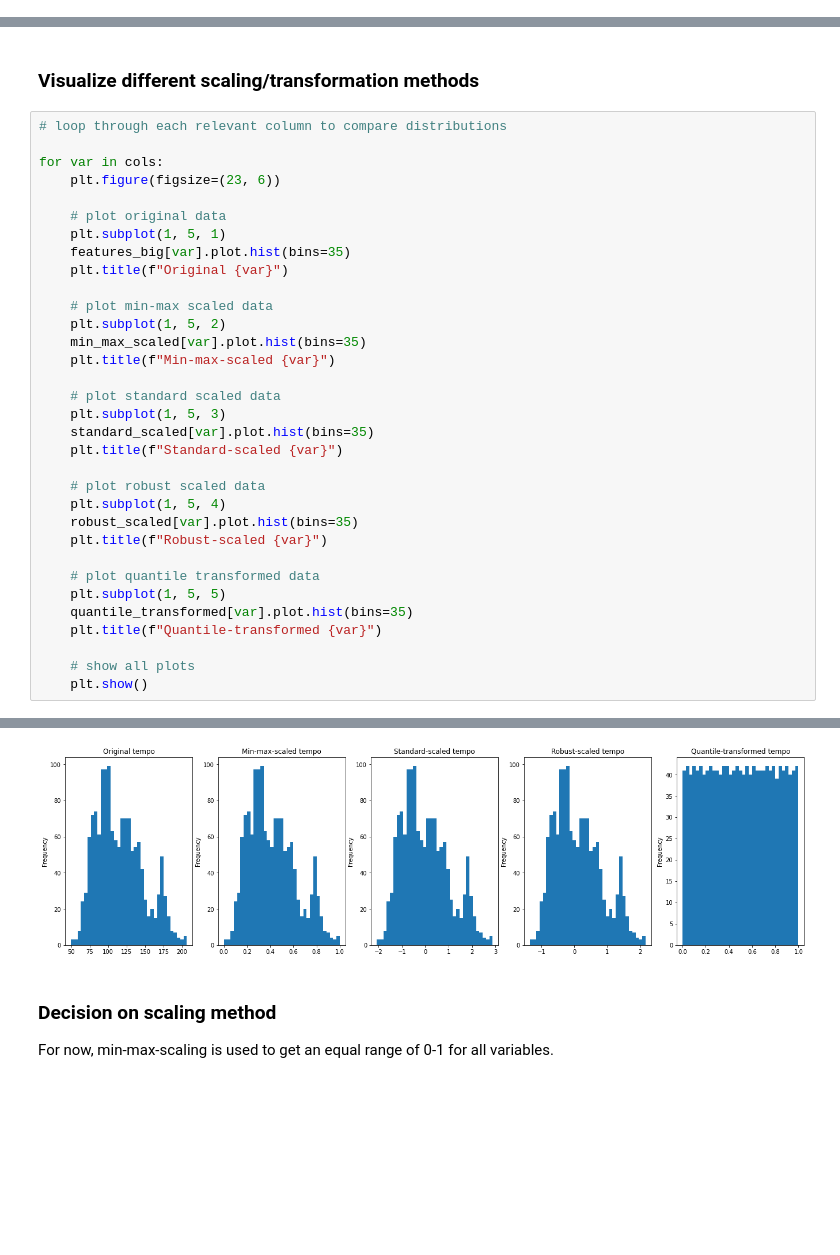
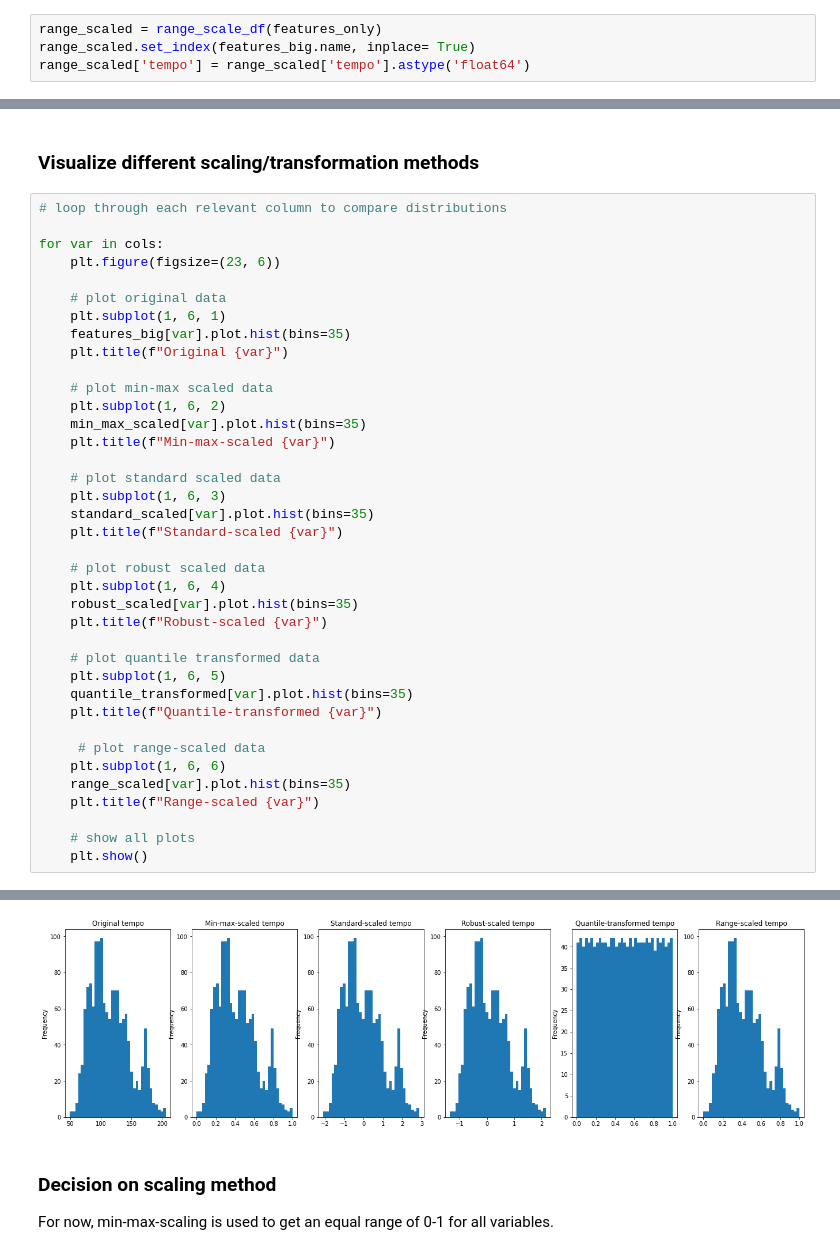
Before and after one commit to tobiasaurer/machine-learning-music, a Jupyter notebook: moosic.ipynb, the cells around one changed output, grey strips where cells are left out. Cells and saved outputs as stored; diff of their text form; blank space fills up the shorter version.

Commit message:
add range-scaling

```diff
--- a/moosic.ipynb
+++ b/moosic.ipynb
@@ -60,3 +97,7 @@ features_only = features_big[cols]
+# %%
+range_scaled = range_scale_df(features_only)
+range_scaled.set_index(features_big.name, inplace= True)
+range_scaled['tempo'] = range_scaled['tempo'].astype('float64')
 # %% [markdown]
 ### Min max scaling
 # %%
@@ -110,30 +151,35 @@ for var in cols:
     plt.figure(figsize=(23, 6))
 
     # plot original data
-    plt.subplot(1, 5, 1)
+    plt.subplot(1, 6, 1)
     features_big[var].plot.hist(bins=35)
     plt.title(f"Original {var}")
 
     # plot min-max scaled data
-    plt.subplot(1, 5, 2)
+    plt.subplot(1, 6, 2)
     min_max_scaled[var].plot.hist(bins=35)
     plt.title(f"Min-max-scaled {var}")
 
     # plot standard scaled data
-    plt.subplot(1, 5, 3)
+    plt.subplot(1, 6, 3)
     standard_scaled[var].plot.hist(bins=35)
     plt.title(f"Standard-scaled {var}")
 
     # plot robust scaled data
-    plt.subplot(1, 5, 4)
+    plt.subplot(1, 6, 4)
     robust_scaled[var].plot.hist(bins=35)
     plt.title(f"Robust-scaled {var}")
 
     # plot quantile transformed data
-    plt.subplot(1, 5, 5)
+    plt.subplot(1, 6, 5)
     quantile_transformed[var].plot.hist(bins=35)
     plt.title(f"Quantile-transformed {var}")
 
+     # plot range-scaled data
+    plt.subplot(1, 6, 6)
+    range_scaled[var].plot.hist(bins=35)
+    plt.title(f"Range-scaled {var}")
+
     # show all plots
     plt.show()
 # %% [output]
@@ -146,4 +192,4 @@ for var in cols:
-[figure, old version]
+[figure, new version]
 # %% [markdown]
 ### Decision on scaling method
 
```
Also changed, not shown: parts of 6 cells of this notebook.
